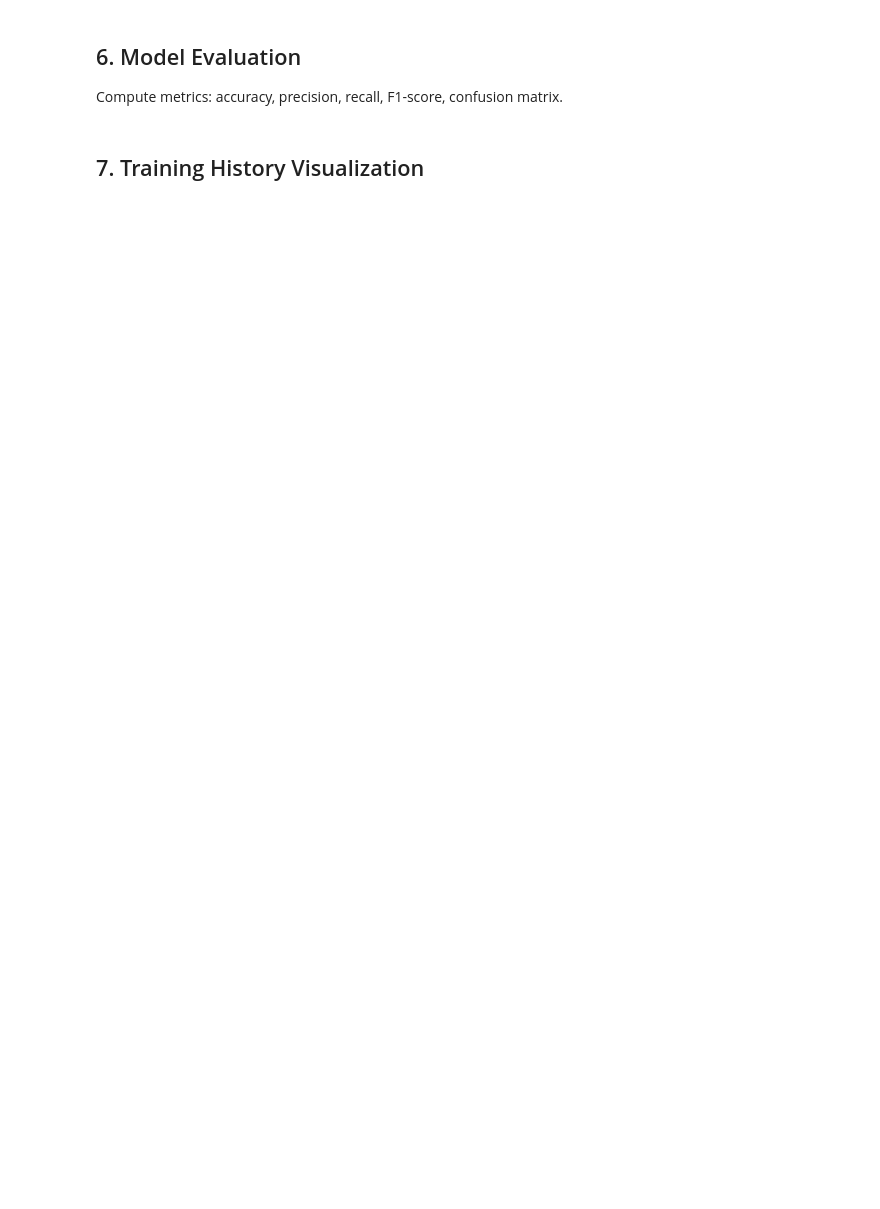
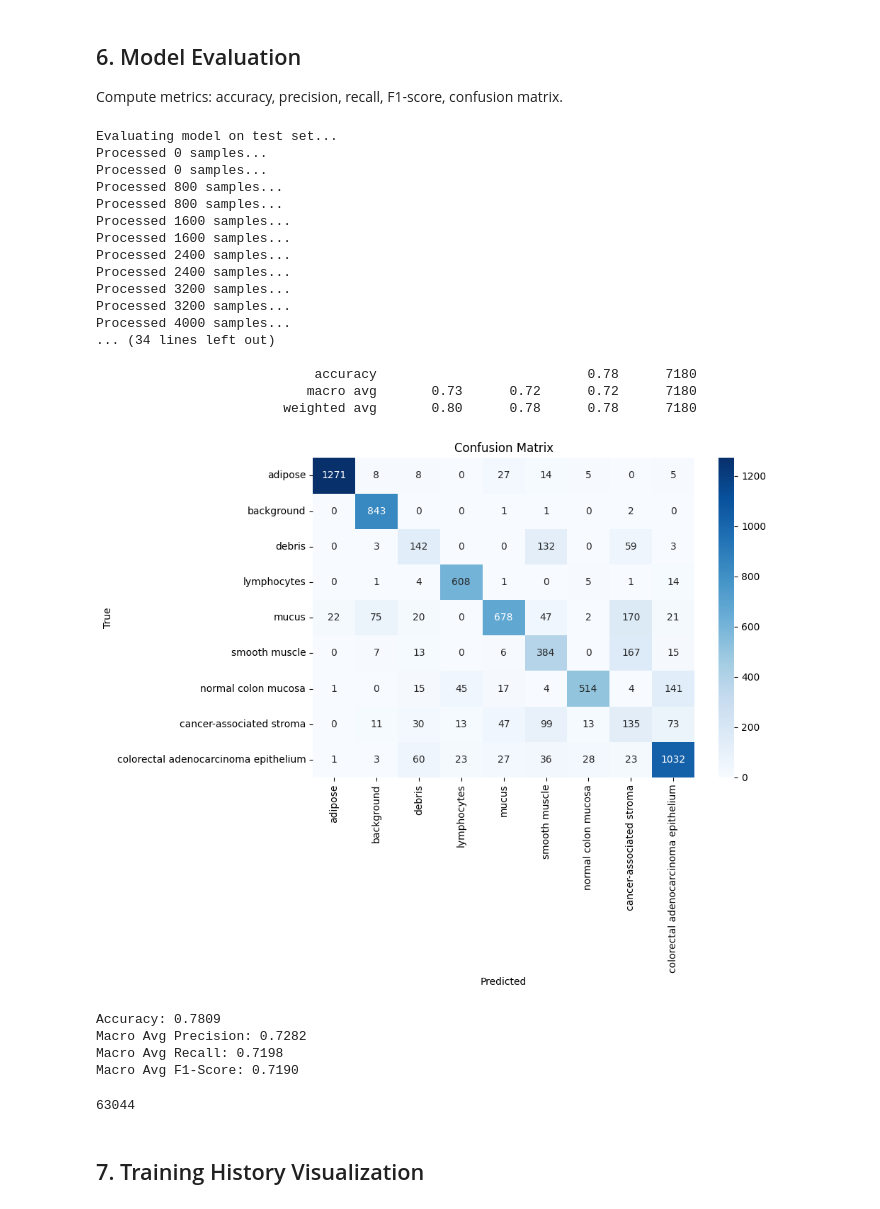
Before and after one commit to karizacharlotte/SummativeAssignment-MLOP, a Jupyter notebook: notebook/pathmnist_classification.ipynb, the cells around one changed output. Cells and saved outputs as stored; diff of their text form; code cells hidden in the pictures; blank space fills up the shorter version.

```diff
--- a/notebook/pathmnist_classification.ipynb
+++ b/notebook/pathmnist_classification.ipynb
@@ -171,17 +211,22 @@ model.summary()
 Train with early stopping and model checkpointing (optimization techniques).
 # %%
 from tensorflow.keras.callbacks import EarlyStopping, ModelCheckpoint
+import gc
 
 Path('../models').mkdir(exist_ok=True)
 
+# Clear any previous models from memory
+tf.keras.backend.clear_session()
+gc.collect()
+
 callbacks = [
-    EarlyStopping(patience=5, restore_best_weights=True, monitor='val_loss'),
+    EarlyStopping(patience=3, restore_best_weights=True, monitor='val_loss'),
     ModelCheckpoint('../models/model.h5', save_best_only=True, monitor='val_accuracy')
 ]
 
 history = model.fit(
     train_tf,
-    epochs=15,
+    epochs=10,  # Reduced epochs to save time and RAM
     validation_data=val_tf,
     callbacks=callbacks
 )
@@ -192,41 +273,74 @@ print('Training complete!')
 
 Compute metrics: accuracy, precision, recall, F1-score, confusion matrix.
 # %%
-# Predict on test set
+# Predict on test set (memory-efficient batching)
 y_true = []
 y_pred = []
-y_prob = []
 
-for x, y in test_tf:
+print("Evaluating model on test set...")
+for batch_num, (x, y) in enumerate(test_tf):
     preds = model.predict(x, verbose=0)
     y_pred.extend(np.argmax(preds, axis=1))
     y_true.extend(np.argmax(y.numpy(), axis=1))
-    y_prob.extend(preds)
+
+    # Clear batch from memory
+    del preds, x, y
+
+    if batch_num % 50 == 0:
+        print(f"Processed {batch_num * 16} samples...")
 
 y_true = np.array(y_true)
 y_pred = np.array(y_pred)
-y_prob = np.array(y_prob)
 
 # Classification report
 report = classification_report(y_true, y_pred, target_names=class_names, output_dict=True)
 print(classification_report(y_true, y_pred, target_names=class_names))
 
 # Confusion matrix
 cm = confusion_matrix(y_true, y_pred)
 plt.figure(figsize=(10, 8))
 sns.heatmap(cm, annot=True, fmt='d', cmap='Blues', xticklabels=class_names, yticklabels=class_names)
 plt.xlabel('Predicted')
 plt.ylabel('True')
 plt.title('Confusion Matrix')
 plt.tight_layout()
 plt.savefig('../data/samples/confusion_matrix.png', dpi=150)
 plt.show()
 
 # Metrics summary
 print(f"Accuracy: {report['accuracy']:.4f}")
 print(f"Macro Avg Precision: {report['macro avg']['precision']:.4f}")
 print(f"Macro Avg Recall: {report['macro avg']['recall']:.4f}")
 print(f"Macro Avg F1-Score: {report['macro avg']['f1-score']:.4f}")
+
+# Clean up
+del y_true, y_pred, cm
+import gc
+gc.collect()
+# %% [output]
+Evaluating model on test set...
+Processed 0 samples...
+Processed 0 samples...
+Processed 800 samples...
+Processed 800 samples...
+Processed 1600 samples...
+Processed 1600 samples...
+Processed 2400 samples...
+Processed 2400 samples...
+Processed 3200 samples...
+Processed 3200 samples...
+Processed 4000 samples...
+... (34 lines left out)
+
+                            accuracy                           0.78      7180
+                           macro avg       0.73      0.72      0.72      7180
+                        weighted avg       0.80      0.78      0.78      7180
+[figure, added]
+Accuracy: 0.7809
+Macro Avg Precision: 0.7282
+Macro Avg Recall: 0.7198
+Macro Avg F1-Score: 0.7190
+63044
 # %% [markdown]
 ## 7. Training History Visualization
 # %%
```
Also changed, not shown: parts of 8 cells of this notebook.
